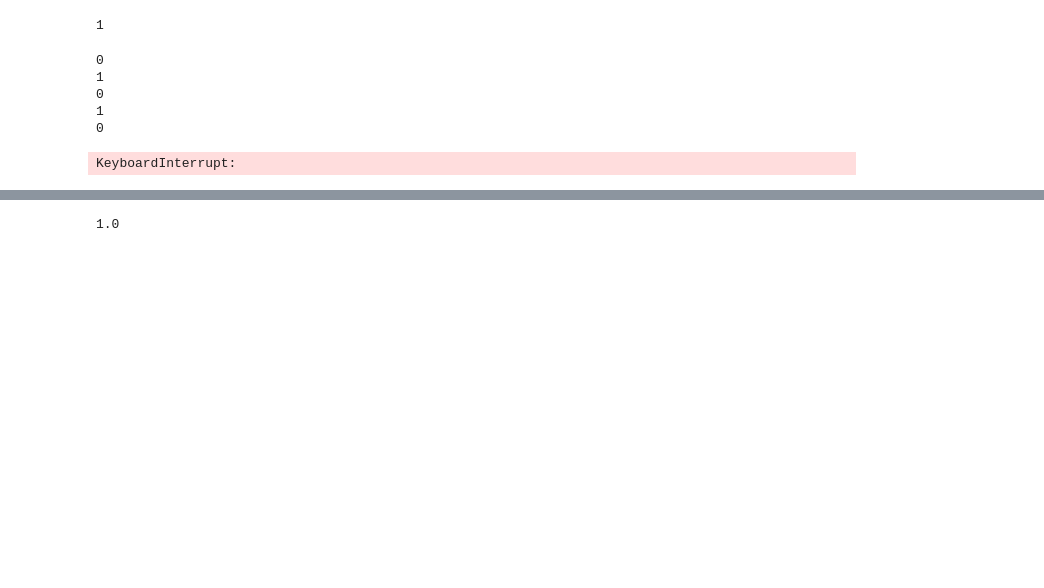
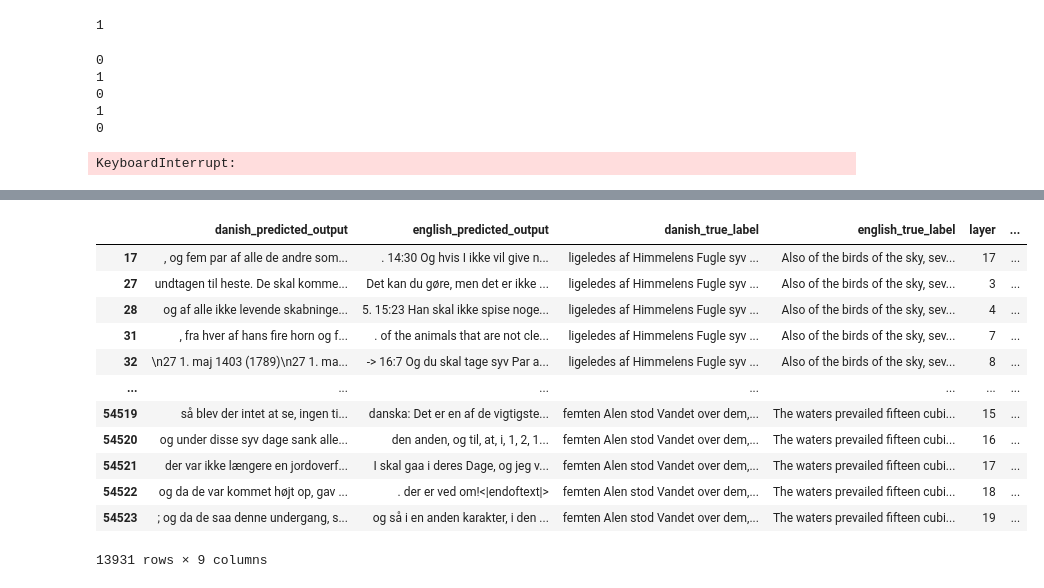
Before and after one commit to MartinKirkegaardDK/KDS_MI, a Jupyter notebook: marki.ipynb, the cells around one changed output, grey strips where cells are left out. Cells and saved outputs as stored; diff of their text form; code cells hidden in the pictures; blank space fills up the shorter version.

Commit message:
change to the bible data format

```diff
--- a/marki.ipynb
+++ b/marki.ipynb
@@ -178,4 +219,18 @@ print(loaded_df.sample(1).english_predicted_output.iloc[0])
-# %%
-round(english_prompt_score[0],2)
-# %% [output]
-1.0
+# %%
+combined = pd.read_csv(path + "bible_data_combined.csv" )
+# %%
+combined[combined.english_prompt_score > 0.8]
+# %% [output]
+|  | danish_predicted_output | english_predicted_output | danish_true_label | english_true_label | layer | ... |
+| 17 | , og fem par af alle de andre som... | . 14:30 Og hvis I ikke vil give n... | ligeledes af Himmelens Fugle syv ... | Also of the birds of the sky, sev... | 17 | ... |
+| 27 | undtagen til heste. De skal komme... | Det kan du gøre, men det er ikke ... | ligeledes af Himmelens Fugle syv ... | Also of the birds of the sky, sev... | 3 | ... |
+| 28 | og af alle ikke levende skabninge... | 5. 15:23 Han skal ikke spise noge... | ligeledes af Himmelens Fugle syv ... | Also of the birds of the sky, sev... | 4 | ... |
+| 31 | , fra hver af hans fire horn og f... | . of the animals that are not cle... | ligeledes af Himmelens Fugle syv ... | Also of the birds of the sky, sev... | 7 | ... |
+| 32 | \n27 1. maj 1403 (1789)\n27 1. ma... | -> 16:7 Og du skal tage syv Par a... | ligeledes af Himmelens Fugle syv ... | Also of the birds of the sky, sev... | 8 | ... |
+| ... | ... | ... | ... | ... | ... | ... |
+| 54519 | så blev der intet at se, ingen ti... | danska: Det er en af de vigtigste... | femten Alen stod Vandet over dem,... | The waters prevailed fifteen cubi... | 15 | ... |
+| 54520 | og under disse syv dage sank alle... | den anden, og til, at, i, 1, 2, 1... | femten Alen stod Vandet over dem,... | The waters prevailed fifteen cubi... | 16 | ... |
+| 54521 | der var ikke længere en jordoverf... | I skal gaa i deres Dage, og jeg v... | femten Alen stod Vandet over dem,... | The waters prevailed fifteen cubi... | 17 | ... |
+| 54522 | og da de var kommet højt op, gav ... | . der er ved om!<|endoftext|> | femten Alen stod Vandet over dem,... | The waters prevailed fifteen cubi... | 18 | ... |
+| 54523 | ; og da de saa denne undergang, s... | og så i en anden karakter, i den ... | femten Alen stod Vandet over dem,... | The waters prevailed fifteen cubi... | 19 | ... |
+13931 rows × 9 columns
```
Also changed, not shown: parts of 7 cells of this notebook, 2 other files.
